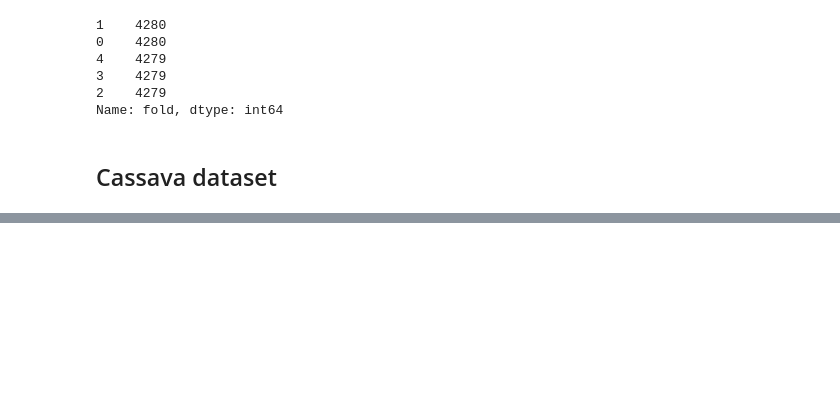
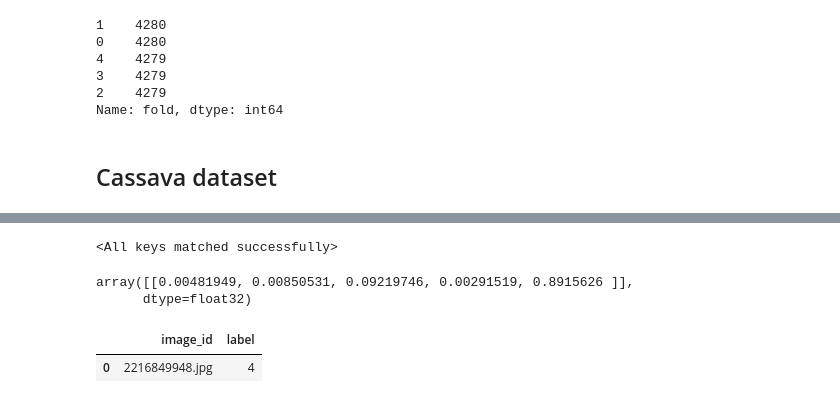
Before and after one commit to danjafish/cassava, a Jupyter notebook: baseline.ipynb, the cells around one changed output, grey strips where cells are left out. Cells and saved outputs as stored; diff of their text form; code cells hidden in the pictures; blank space fills up the shorter version.

```diff
--- a/baseline.ipynb
+++ b/baseline.ipynb
@@ -373,0 +609,47 @@ validation multi-class accuracy = 0.8626
+# %%
+test_loader = torch.utils.data.DataLoader(
+        test_ds,
+        batch_size=bs*2,
+        num_workers=8,
+        shuffle=False,
+        pin_memory=False,
+)
+# %%
+def inference_one_epoch(model, data_loader, device):
+    model.eval()
+    image_preds_all = []
+
+    pbar = tqdm(enumerate(data_loader), total=len(data_loader))
+    with torch.no_grad():
+        model = model.eval()
+        for step, (imgs) in pbar:
+            imgs = imgs.to(device).float()
+
+            image_preds = model(imgs)   #output = model(input)
+            image_preds_all += [torch.softmax(image_preds, 1).detach().cpu().numpy()]
+
+
+        image_preds_all = np.concatenate(image_preds_all, axis=0)
+    return image_preds_all
+# %%
+device = torch.device('cuda')
+model = CassvaImgClassifier('tf_efficientnet_b4_ns', data.label.nunique(), pretrained=True).to(device)
+model.load_state_dict(torch.load('{}_fold_{}_{}'.format(CFG['model_arch'], test_fold, 6)))
+image_preds_all = inference_one_epoch(model, test_loader, device)
+torch.cuda.empty_cache()
+# %% [output]
+<All keys matched successfully>
+# %%
+image_preds_all
+# %% [output]
+array([[0.00481949, 0.00850531, 0.09219746, 0.00291519, 0.8915626 ]],
+      dtype=float32)
+# %%
+test = pd.DataFrame()
+test['image_id'] = list(os.listdir('test_images/'))
+test['label'] = np.argmax(image_preds_all, axis=1)
+# %%
+test
+# %% [output]
+|  | image_id | label |
+| 0 | 2216849948.jpg | 4 |
```
Also changed, not shown: parts of 34 cells of this notebook.
